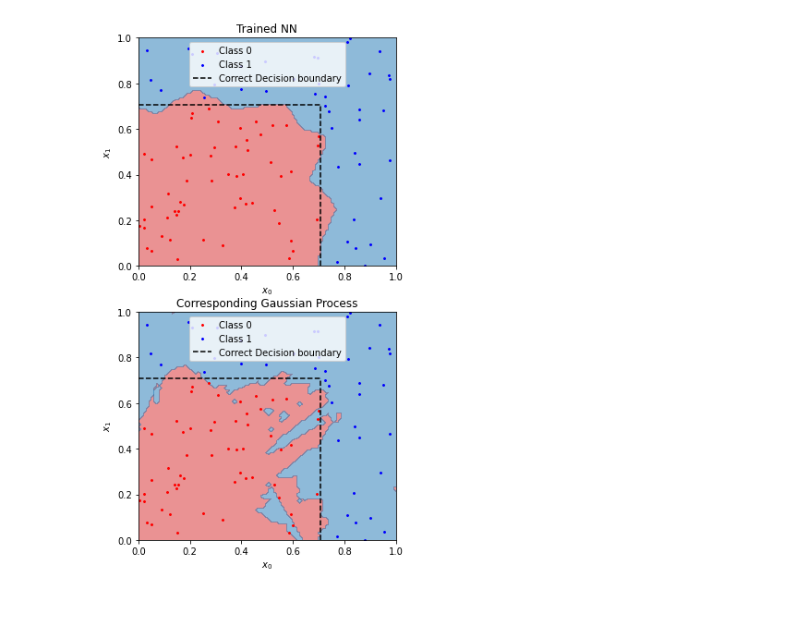
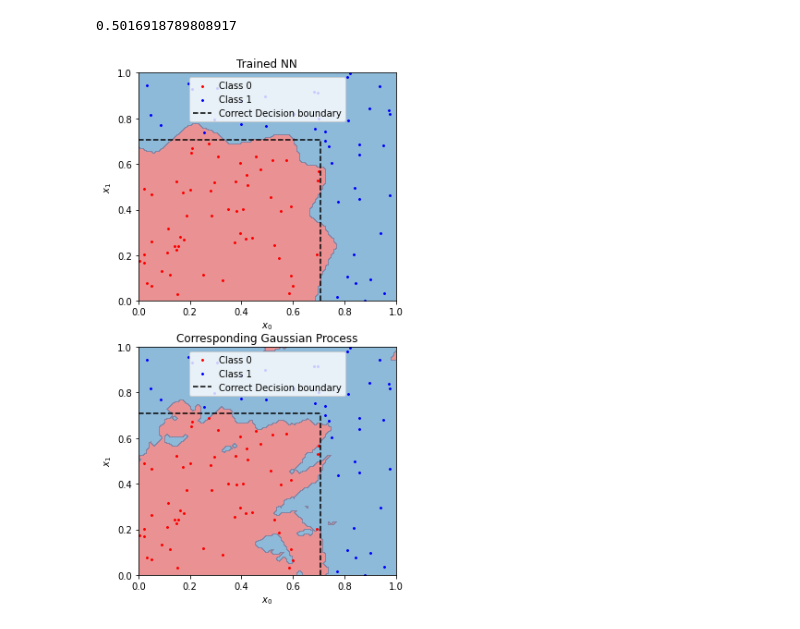
Before and after one commit to RaixSplitter/02456-deep-learning-project, a Jupyter notebook: src/code.ipynb, the cells around one changed output. Saved outputs shown, nothing was run; the diff lists cells and outputs as text; code cells hidden in the pictures.

Commit message:
Model on MNIST (WIP, take 2)

```diff
--- a/src/code.ipynb
+++ b/src/code.ipynb
@@ -272,12 +272,13 @@ x = torch.linspace(0, 1, int(N_testing**0.5))
 x_grid = torch.meshgrid(x, x, indexing='ij')
 x_test = torch.stack([x_grid[0].flatten(), x_grid[1].flatten()], 1)
 y_test = decision_boundary(x_test, threshold)
+target_loader   = DataLoader([(x_test[i],   y_test[i, None]) for i in range(N_testing )], batch_size=64, shuffle=False)
 
 
 # Construct NN_model
 n_in = 2
 n_out = 1
-n_hidden = 16*128
+n_hidden = 64*128
 model_arch = SingleLayerMLP
 criterion = lambda x, y: ((x-y)**2).mean()  # We need L2 loss for NTK
 train_model = model_arch(n_in, n_out, n_hidden)
@@ -298,34 +299,44 @@ data = {
     "n_out"           : n_out,
     "n_hidden"        : n_hidden,
     "gradient_loader" : gradient_loader,
 }
 
 # Train network to compare decision boundaries
 train_model.train()
 for i in tqdm(range(10000)):
     for x, y in gradient_loader:
         optimizer.zero_grad()
         y_hat = train_model(x)
         # print(y_hat.shape,y.shape)
         loss = ((y_hat - y.float())**2).mean()
         loss.backward()
         optimizer.step()
+# Evaluate
+valid = []
+train_model.eval()
+for x, y in target_loader:
+    y_hat = train_model(x)
+    loss = ((y_hat - y.float())**2).mean()
+    predictions = y_hat.max(1)[1]
+    valid.append(accuracy(y.float(), predictions))
+print(np.mean(valid))
 
 
 # Plot decision boundary
 fig, ax = plt.subplots(2, 1)
 fig.set_size_inches(5, 10)
 plot_decision_boundary(train_model, data, fig, ax[0], 'Trained NN')
 
 plot_NTK_decision_boundary(train_model, data, 0, ax[1], fig, 'Corresponding Gaussian Process')
 fig.tight_layout()
 fig.patch.set_alpha(0)  # Make background transparent
 
 # Save figure
 fig.savefig('decision_boundary_comparison.png')
 plt.show()
 # %% [output]
+0.5016918789808917
-[figure, old version]
+[figure, new version]
 # %%
 # data
 train_set = MNIST("../../3_Feedforward_PyTorch/temp/", train=True, download=False, transform=transforms.ToTensor())
```
Also changed, not shown: parts of 5 cells of this notebook, 1 other file.
